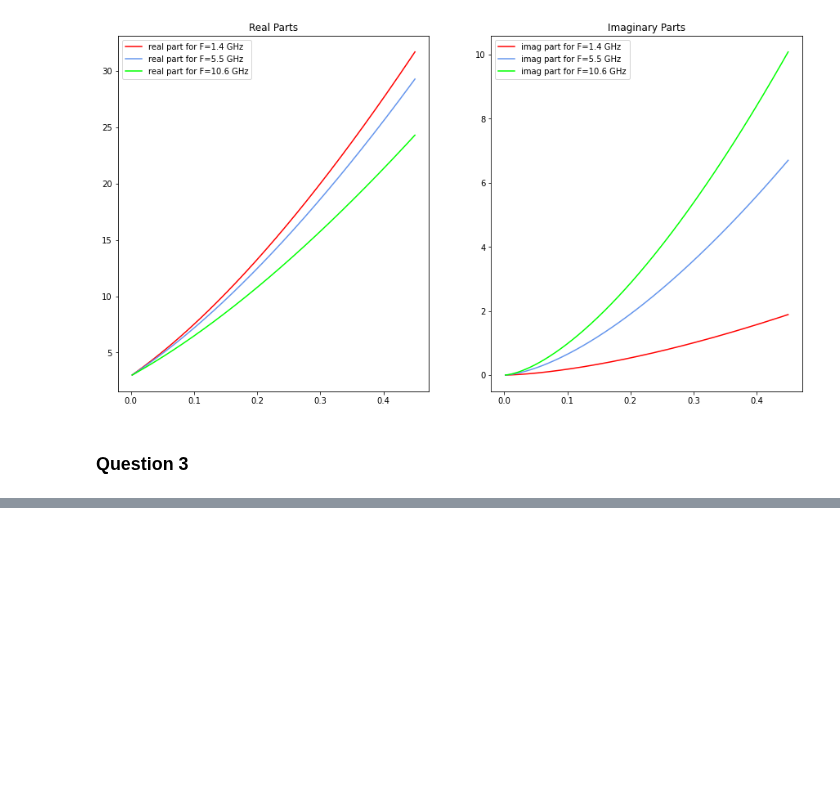
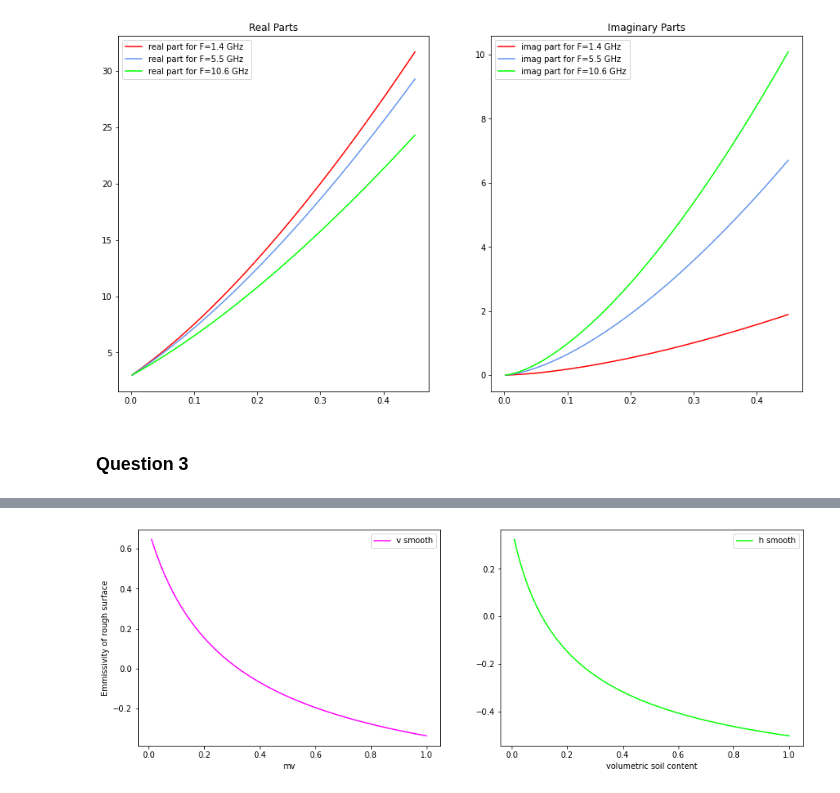
Before and after one commit to debnovalina/PPESO-Practical, a Jupyter notebook: microwave.ipynb, the cells around one changed output, grey strips where cells are left out. Saved outputs shown, nothing was run; the diff lists cells and outputs as text; code cells hidden in the pictures; blank space fills up the shorter version.

```diff
--- a/microwave.ipynb
+++ b/microwave.ipynb
@@ -154,7 +172,7 @@ def emmisivity_vv_rough (theta, T,frq,mv,S,C, h):
     emissivity_vv_rough = 1 - rho_vv_rough
     return emissivity_vv_rough
 
-def emissiovity_hh_rough (theta, T,frq,mv,S,C, h):
+def emissivity_hh_rough (theta, T,frq,mv,S,C, h):
     real_e, imag_e = soil_dialectric(T,frq,mv,S,C)
     e=real_e-imag_e*1j
     R_hh = (np.cos(theta) - np.sqrt (e - np.sin(theta)**2)) / (np.cos(theta) + np.sqrt (e - np.sin(theta)**2))
@@ -162,6 +180,27 @@ def emissiovity_hh_rough (theta, T,frq,mv,S,C, h):
     rho_hh_rough = rho_hh * np.exp (-h * np.cos(theta))
     emissivity_hh_rough = 1 - rho_hh_rough
     return emissivity_hh_rough
+# %%
+h=0.16
+
+rough_vv = emmisivity_vv_rough(incident_angle,T,frequencies[0],mv,sand_frac,clay_frac,h)
+rough_hh = emissivity_hh_rough(incident_angle,T,frequencies[0],mv,sand_frac,clay_frac,h)
+
+f, (ax1,ax2)=plt.subplots(1,2,figsize=(15,5))
+
+ax1.plot(mv,rough_vv,color='magenta',label='v smooth')
+ax1.set_xlabel('mv')
+ax1.set_ylabel('Emmissivity of rough surface')
+ax1.legend()
+
+ax2.plot(mv,rough_hh,color='lime',label='h smooth')
+ax2.set_xlabel('volumetric soil content')
+
+ax2.legend()
+
+plt.show()
+# %% [output]
+[figure, added]
 # %%
 def compute_TB_p(epsilon_s_p, T_s, gamma, omega, T_v):
     ''
```
Also changed, not shown: parts of 4 cells of this notebook.
